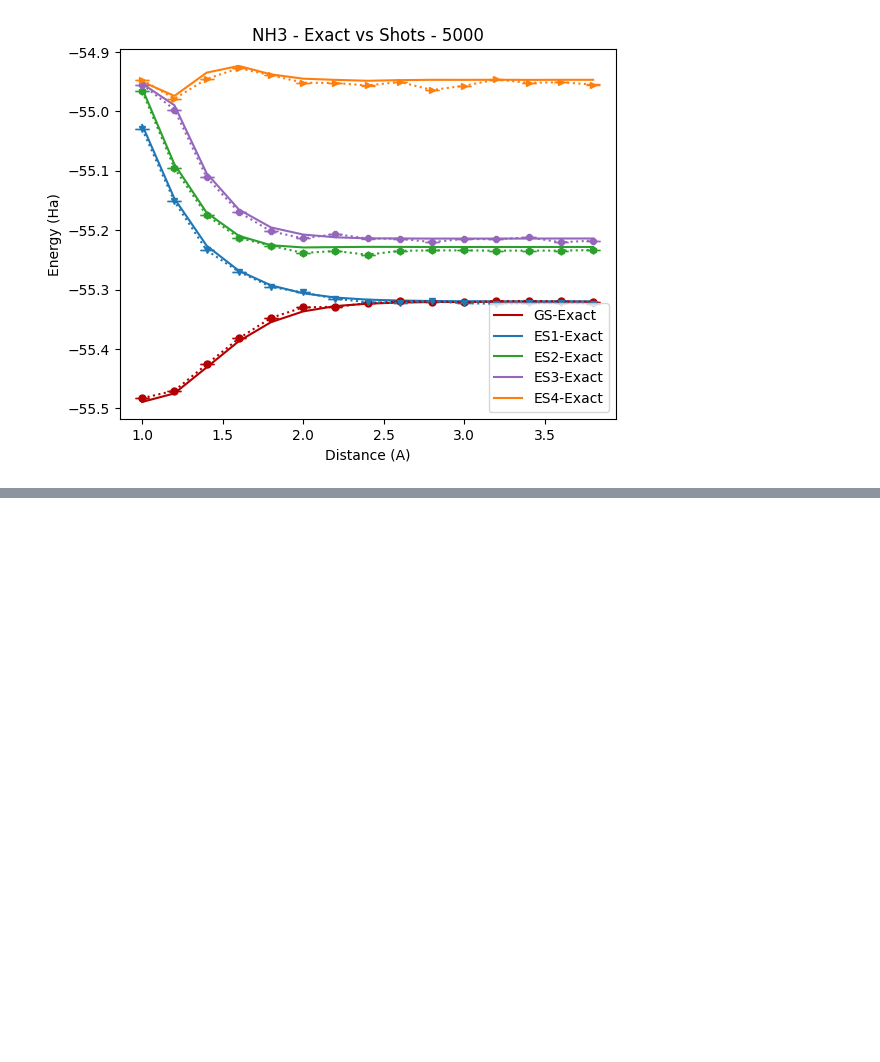
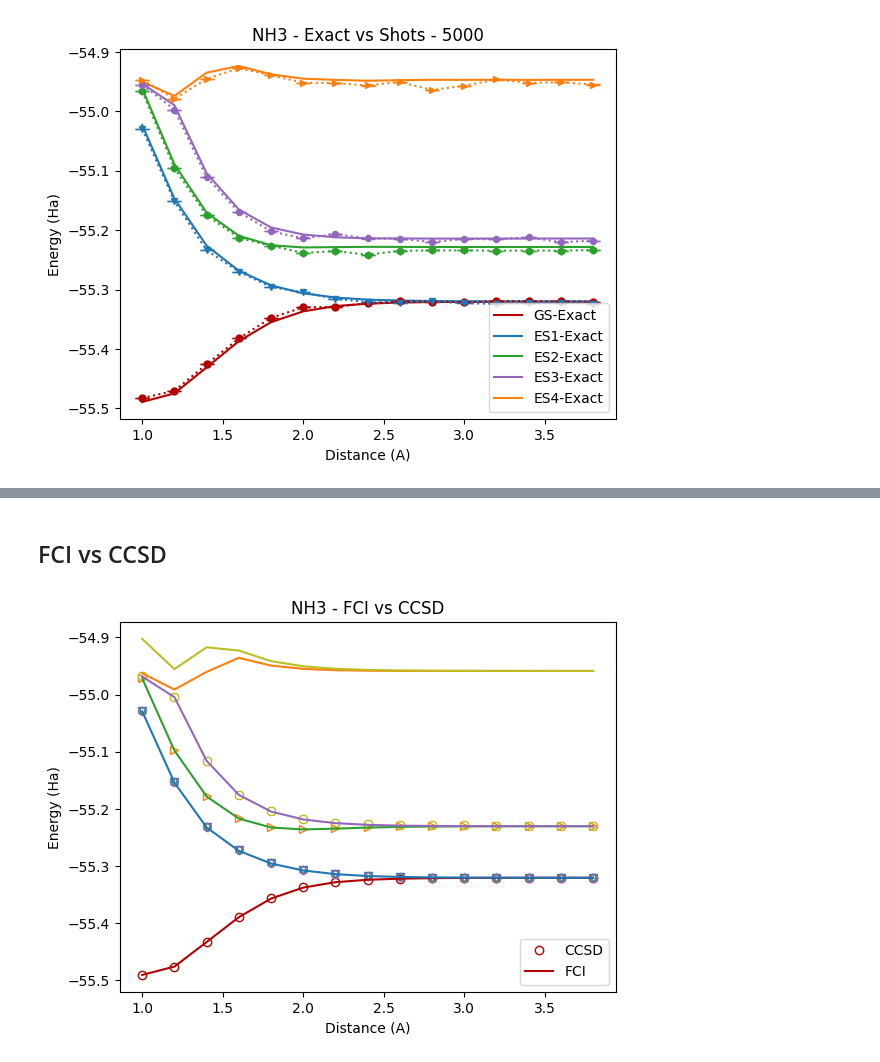
Before and after one commit to srivathsanps-quantum/QC-chemistry, a Jupyter notebook: NH3-shots/NH3-5000shots-A-EOM.ipynb, the cells around one changed output, grey strips where cells are left out. Drawn from its saved outputs; the diff is of its cells as text; code cells hidden in the pictures; blank space fills up the shorter version.

```diff
--- a/NH3-shots/NH3-5000shots-A-EOM.ipynb
+++ b/NH3-shots/NH3-5000shots-A-EOM.ipynb
@@ -5538,0 +6106,26 @@ plt.show()
+# %% [markdown]
+## FCI vs CCSD
+# %%
+plt.plot(distance, CCSD_GS, 'o', markerfacecolor='none',color= "#b30000",label ='CCSD')  #Exact - GS energy
+plt.plot(distance, CCSD_ES1, 'v', markerfacecolor='none',color = "#1f77b4")# Exact - 1st Excited state
+plt.plot(distance, CCSD_ES2, 'p', markerfacecolor='none',color = "#2ca02c")# Exact - 2nd Excited state
+plt.plot(distance, CCSD_ES3, 'h', markerfacecolor='none',color = "#9467bd")# Exact - 3rd Excited state
+plt.plot(distance, CCSD_ES4, '>', markerfacecolor='none',color = "#ff7f0e")# Exact - 4th Excited state
+plt.plot(distance, CCSD_ES5, '8', markerfacecolor='none',color = "#bcbd22")
+
+plt.plot(distance, FCI_GS, '-', color= "#b30000",label ='FCI')  #FCI - GS energy
+plt.plot(distance, FCI_ES1, '-', color = "#1f77b4")# FCI - 1st Excited state
+plt.plot(distance, FCI_ES2, '-', color = "#2ca02c")# FCI - 2nd Excited state
+plt.plot(distance, FCI_ES3, '-', color = "#9467bd")# FCI - 3rd Excited state
+plt.plot(distance, FCI_ES4, '-', color = "#ff7f0e")# FCI - 4th Excited state
+plt.plot(distance, FCI_ES5, '-', color = "#bcbd22")# Exact - 4th Excited state
+
+
+plt.title('NH3 - FCI vs CCSD')
+plt.legend()
+
+plt.xlabel('Distance (A)')
+plt.ylabel('Energy (Ha)')
+plt.show()
+# %% [output]
+[figure, added]
```
Also changed, not shown: parts of 6 cells of this notebook, 1 other file.
